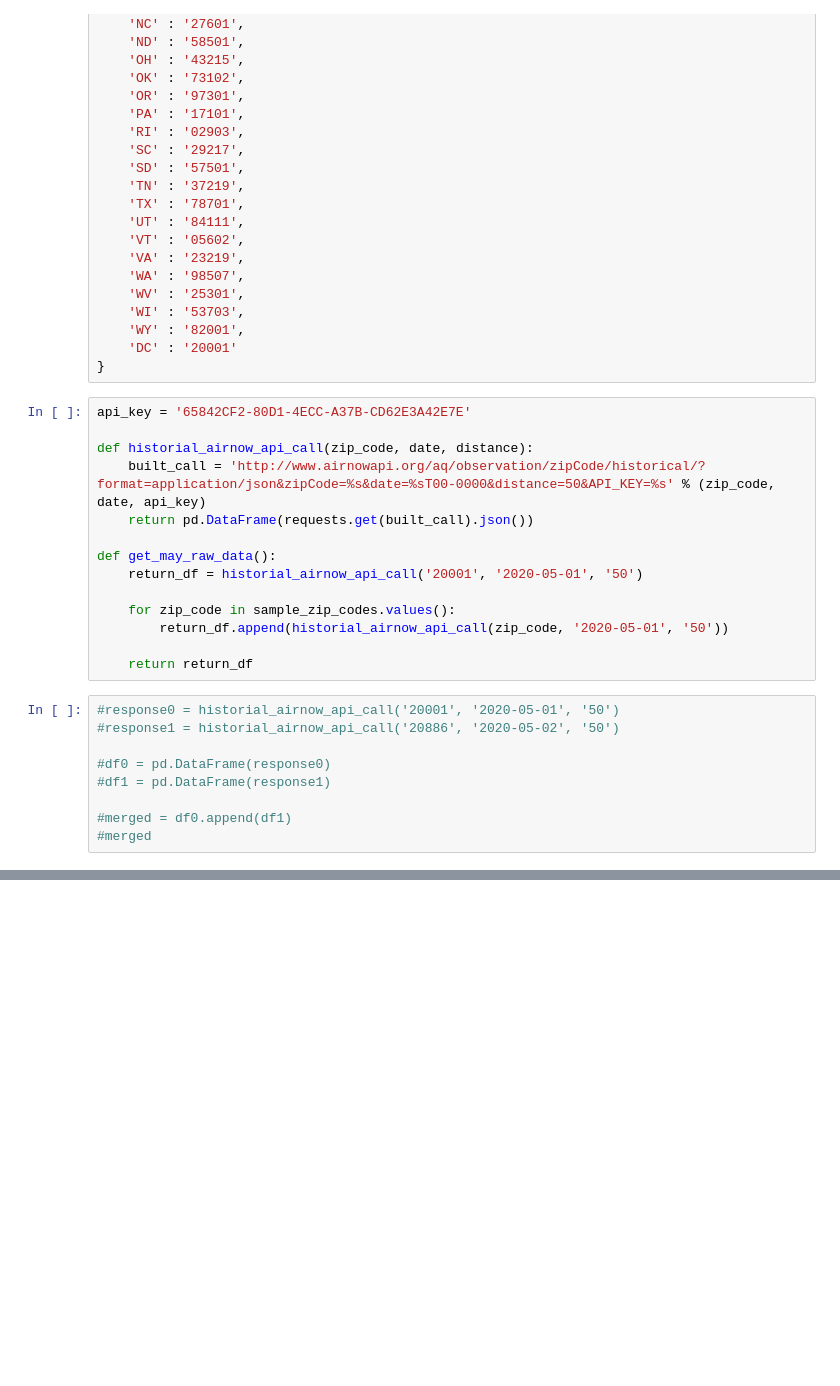
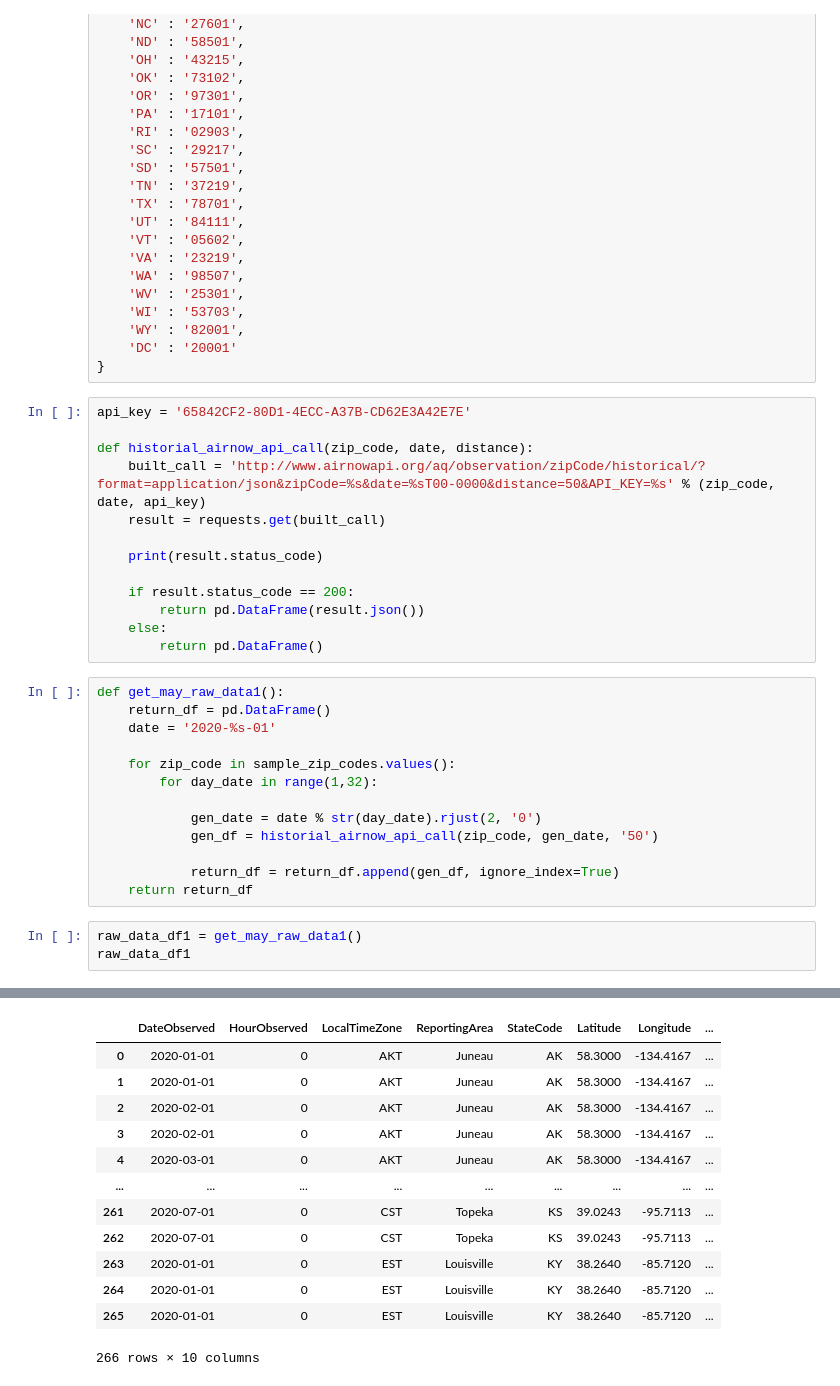
Before and after one commit to kevinhnmb/kevinhnmb.github.io, a Jupyter notebook: Testing.ipynb, the cells around one changed output, grey strips where cells are left out. Saved outputs shown, nothing was run; the diff lists cells and outputs as text; blank space fills up the shorter version.

```diff
--- a/Testing.ipynb
+++ b/Testing.ipynb
@@ -94,21 +94,28 @@ api_key = '65842CF2-80D1-4ECC-A37B-CD62E3A42E7E'
 
 def historial_airnow_api_call(zip_code, date, distance):
     built_call = 'http://www.airnowapi.org/aq/observation/zipCode/historical/?format=application/json&zipCode=%s&date=%sT00-0000&distance=50&API_KEY=%s' % (zip_code, date, api_key)
-    return pd.DataFrame(requests.get(built_call).json())
+    result = requests.get(built_call)
 
-def get_may_raw_data():
-    return_df = historial_airnow_api_call('20001', '2020-05-01', '50')
+    print(result.status_code)
 
-    for zip_code in sample_zip_codes.values():
-        return_df.append(historial_airnow_api_call(zip_code, '2020-05-01', '50'))
-
-    return return_df
+    if result.status_code == 200:
+        return pd.DataFrame(result.json())
+    else:
+        return pd.DataFrame()
-# %%
-#response0 = historial_airnow_api_call('20001', '2020-05-01', '50')
-#response1 = historial_airnow_api_call('20886', '2020-05-02', '50')
-
-#df0 = pd.DataFrame(response0)
-#df1 = pd.DataFrame(response1)
-
-#merged = df0.append(df1)
-#merged
+# %%
+def get_may_raw_data1():
+    return_df = pd.DataFrame()
+    date = '2020-%s-01'
+
+    for zip_code in sample_zip_codes.values():
+        for day_date in range(1,32):
+
+            gen_date = date % str(day_date).rjust(2, '0')
+            gen_df = historial_airnow_api_call(zip_code, gen_date, '50')
+
+            return_df = return_df.append(gen_df, ignore_index=True)
+    return return_df
+# %%
+raw_data_df1 = get_may_raw_data1()
+raw_data_df1
+# %% [output]
@@ -114,0 +139,13 @@ def get_may_raw_data():
+|  | DateObserved | HourObserved | LocalTimeZone | ReportingArea | StateCode | Latitude | Longitude | ... |
+| 0 | 2020-01-01 | 0 | AKT | Juneau | AK | 58.3000 | -134.4167 | ... |
+| 1 | 2020-01-01 | 0 | AKT | Juneau | AK | 58.3000 | -134.4167 | ... |
+| 2 | 2020-02-01 | 0 | AKT | Juneau | AK | 58.3000 | -134.4167 | ... |
+| 3 | 2020-02-01 | 0 | AKT | Juneau | AK | 58.3000 | -134.4167 | ... |
+| 4 | 2020-03-01 | 0 | AKT | Juneau | AK | 58.3000 | -134.4167 | ... |
+| ... | ... | ... | ... | ... | ... | ... | ... | ... |
+| 261 | 2020-07-01 | 0 | CST | Topeka | KS | 39.0243 | -95.7113 | ... |
+| 262 | 2020-07-01 | 0 | CST | Topeka | KS | 39.0243 | -95.7113 | ... |
+| 263 | 2020-01-01 | 0 | EST | Louisville | KY | 38.2640 | -85.7120 | ... |
+| 264 | 2020-01-01 | 0 | EST | Louisville | KY | 38.2640 | -85.7120 | ... |
+| 265 | 2020-01-01 | 0 | EST | Louisville | KY | 38.2640 | -85.7120 | ... |
+266 rows × 10 columns
```
Also changed, not shown: parts of 7 cells of this notebook, 5 other files.
